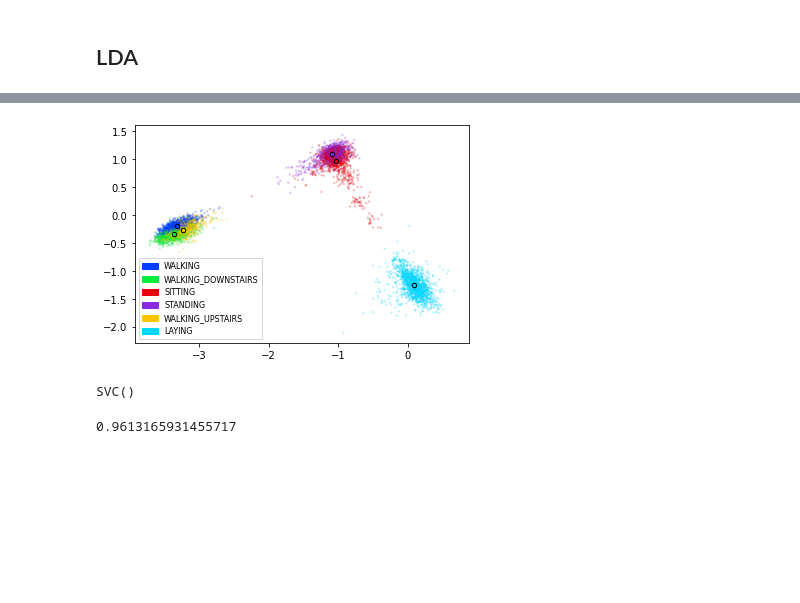
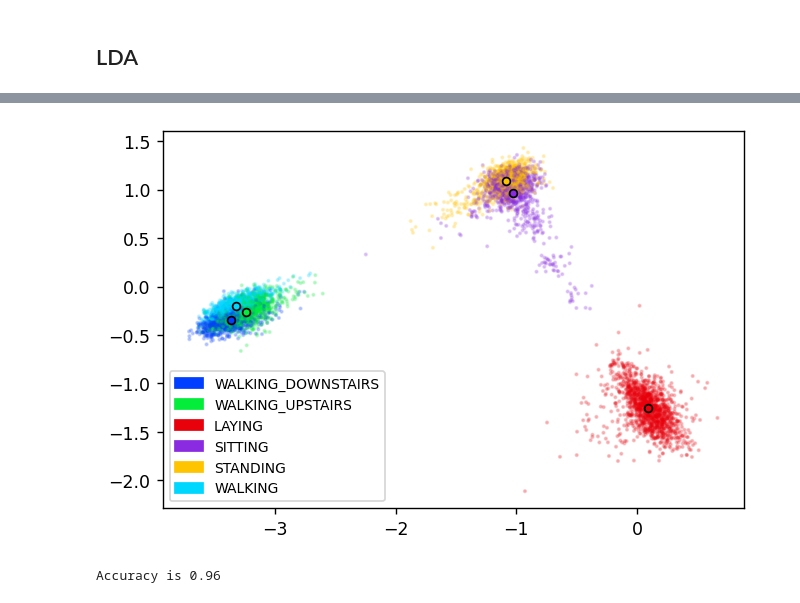
Before and after one commit to eliaperantoni/ml_project, a Jupyter notebook: main.ipynb, the cells around one changed output, grey strips where cells are left out. Drawn from its saved outputs; the diff is of its cells as text; code cells hidden in the pictures; blank space fills up the shorter version.

```diff
--- a/main.ipynb
+++ b/main.ipynb
@@ -6,10 +6,11 @@ import pandas as pd
 import matplotlib.pyplot as plt
 import matplotlib.ticker as mtick
 import matplotlib.patches as mpatches
+from scipy.stats import multivariate_normal
 
 plt.style.use("seaborn-bright")
-
-plt.rcParams['figure.dpi'] = 100
+# %%
+plt.rcParams['figure.dpi'] = 125
 # %%
 train = pd.read_csv("train.csv")
 # Remove 'subject' column because not interesting for our goal
@@ -50,6 +51,8 @@ def pca(X: np.ndarray, retain=0.3, verbose=False):
     :param retain: The ratio of features to retain. i.e. 0.1 means project on the top 10% features
     :param verbose: Print and plot additional information
     """
+
+    _, d = X.shape
 
     μ = np.mean(X, axis=0)
     # Subtract the mean
@@ -63,7 +66,7 @@ def pca(X: np.ndarray, retain=0.3, verbose=False):
 
     # Sorting
     idx = np.argsort(abs(eig_vals))[::-1]
-    eig_vals, eig_vecs = eig_vals[idx], eig_vecs[:,idx]
+    eig_vals, eig_vecs = eig_vals[idx], eig_vecs[:, idx]
 
     # How many eigenvalues to take
     k = int(d * retain)
@@ -91,7 +94,7 @@ def pca(X: np.ndarray, retain=0.3, verbose=False):
 
     # Take only the first k eigenvalues
     idx = idx[:k]
-    eig_vals, eig_vecs = eig_vals[idx], eig_vecs[:,idx]
+    eig_vals, eig_vecs = eig_vals[idx], eig_vecs[:, idx]
 
     def project(X):
         return X @ eig_vecs
@@ -128,6 +131,9 @@ plt.legend(handles=[
 ## LDA
 # %%
 def lda(X: np.ndarray, y: np.ndarray, verbose=False):
+    n, d = X.shape
+    assert n == y.size
+
     classes = np.unique(y)
 
     # Global mean
@@ -154,11 +160,11 @@ def lda(X: np.ndarray, y: np.ndarray, verbose=False):
 
     # Sorting
     idx = np.argsort(abs(eig_vals))[::-1]
-    eig_vals, eig_vecs = eig_vals[idx], eig_vecs[:,idx]
+    eig_vals, eig_vecs = eig_vals[idx], eig_vecs[:, idx]
 
     # Take only the first k-1 eigenvalues
     idx = idx[:len(classes) - 1]
-    eig_vals, eig_vecs = eig_vals[idx], eig_vecs[:,idx]
+    eig_vals, eig_vecs = eig_vals[idx], eig_vecs[:, idx]
 
     if verbose:
         ax = plt.figure().gca()
@@ -186,29 +192,22 @@ After LDA dimensionality reduction, train_X is 7352 x 5 dimensional (7352 vector
 # %%
 # After projecting using LDA, the 1st and 4th feature separate the data really neatly!
 scatter_y1 = 0
 scatter_y2 = 1
 
 plt.figure()
 plt.scatter(
     train_X[:, scatter_y1],
     train_X[:, scatter_y2],
     c=[f"C{y_prime}" for y_prime in train_y],
     s=2,
     alpha=0.2,
 )
 plt.legend(handles=[
     mpatches.Patch(color=f"C{i}", label=label) for i, label in enumerate(cm.from_int)
 ], prop={"size": 8})
 
-for i in range(len(np.unique(train_y))):
+for i in np.unique(train_y):
     μi = np.mean(train_X[train_y == i], axis=0)
     plt.scatter(μi[scatter_y1], μi[scatter_y2], c=f"C{i}", edgecolors="black", s=20)
 # %% [output]
-[figure, old version]
+[figure, new version]
-# %%
-from sklearn.svm import SVC
-
-svm = SVC()
-svm.fit(train_X, train_y)
-# %% [output]
-SVC()
@@ -225,4 +213,0 @@ test_X = lda_reduce(pca_reduce(test_X))
-# %%
-svm.score(test_X, test_y)
-# %% [output]
-0.9613165931455717
@@ -228,0 +237,29 @@ svm.score(test_X, test_y)
+# %%
+test = pd.read_csv("test.csv")
+# Remove 'subject' column because not interesting for our goal
+test.drop(["subject"], axis="columns", inplace=True)
+test_X = test.drop(["Activity"], axis="columns").values
+test_y = test["Activity"].values
+
+# Convert classes to integers
+test_y = cm.transform(test_y)
+
+# Apply the same PCA and LDA transformations that we did on the training set
+test_X = lda_reduce(pca_reduce(test_X))
+
+assert test_X.shape[0] == test_y.size
+
+# How many samples from the testing set did we predict correctly
+correct = 0
+
+for i in range(test_X.shape[0]):
+    x, y = test_X[i], test_y[i]
+
+    # The winning class is the one that returns the maximum posterior (the evidence can be ignored)
+    predicted = max(blobs.items(), key=lambda e: e[1].likelihood(x) * e[1].prior)[0]
+    if predicted == y:
+        correct += 1
+
+print(f"Accuracy is {correct / test_y.size:.2f}")
+# %% [output]
+Accuracy is 0.96
```
Also changed, not shown: parts of 5 cells of this notebook, 1 other file.
